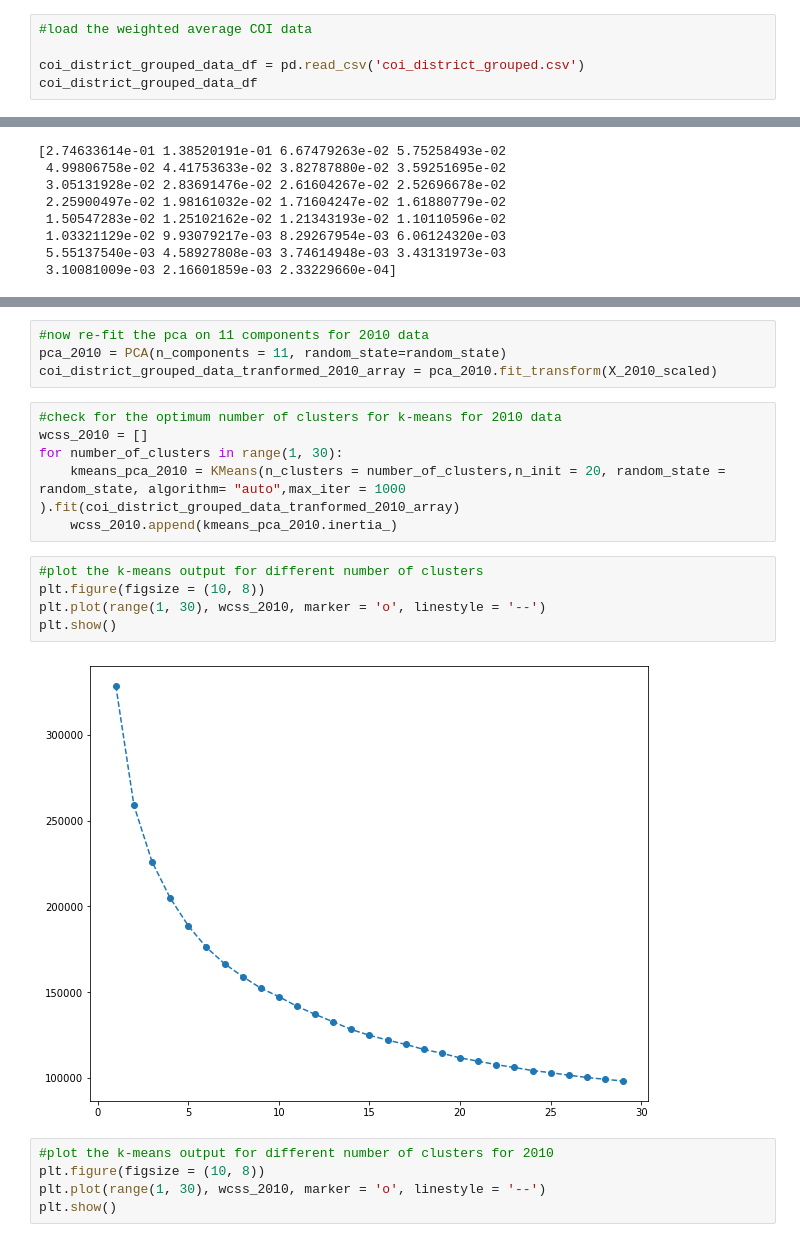
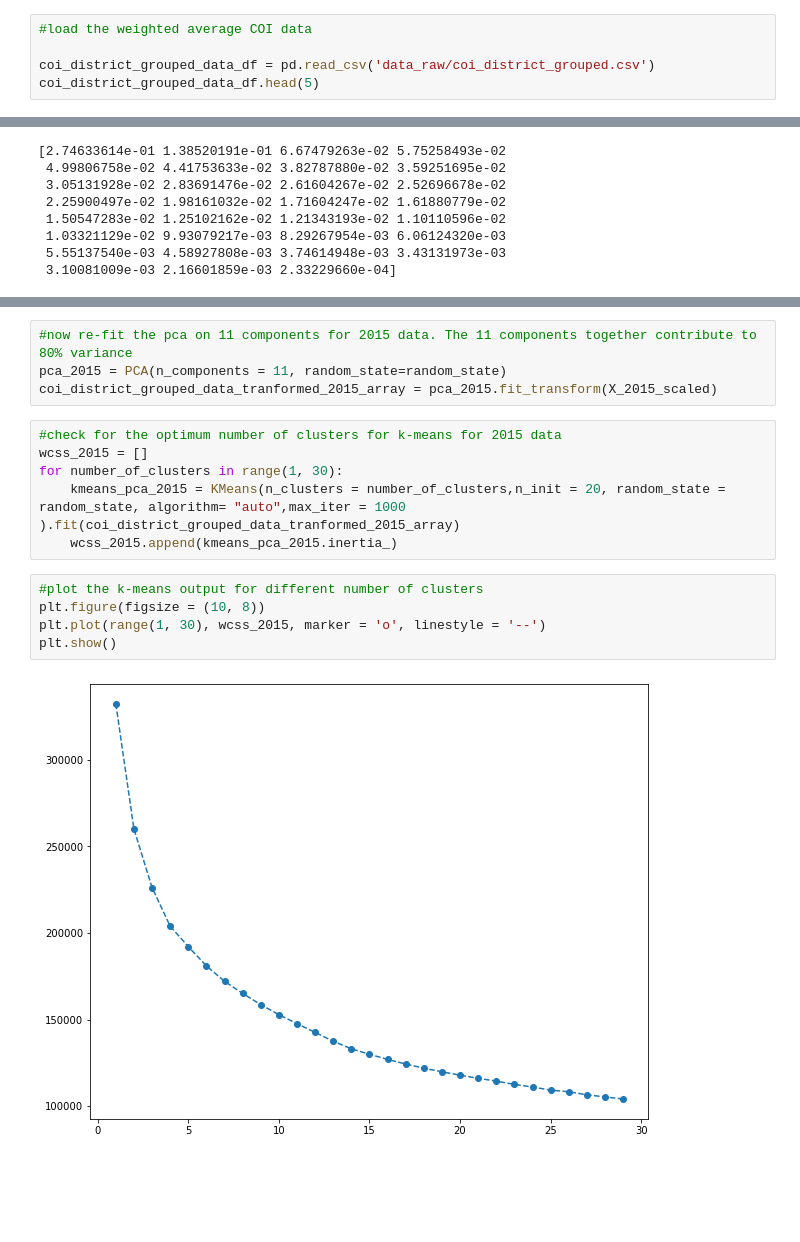
Before and after one commit to mads-capstone-fall-2022/MADS_CAPSTONE_LEARNING_OPPORTUNITY, a Jupyter notebook: COI Kmeans clustering.ipynb, the cells around one changed output, grey strips where cells are left out. Saved outputs shown, nothing was run; the diff lists cells and outputs as text; blank space fills up the shorter version.

```diff
--- a/COI Kmeans clustering.ipynb
+++ b/COI Kmeans clustering.ipynb
@@ -21,8 +21,8 @@ random_state = 42
 # %%
 #load the weighted average COI data
 
-coi_district_grouped_data_df = pd.read_csv('coi_district_grouped.csv')
-coi_district_grouped_data_df
+coi_district_grouped_data_df = pd.read_csv('data_raw/coi_district_grouped.csv')
+coi_district_grouped_data_df.head(5)
 # %% [output]
 |  | Unnamed: 0 | LEAID | NAME_LEA15 | year | pop_total | pop_child | ED_APENR | ED_ATTAIN | ED_COLLEGE | ... |
 | 0 | 0 | 100001 | Fort Rucker School District | 2010 | 16612 | 5237 | 0.002910 | 22.619878 | 29.664835 | ... |
@@ -138,23 +112,18 @@ plt.plot(pca_2010.explained_variance_ratio_.cumsum() )#, marker = 'o', linestyle
 # %%
-#now re-fit the pca on 11 components for 2010 data
-pca_2010 = PCA(n_components = 11, random_state=random_state)
-coi_district_grouped_data_tranformed_2010_array = pca_2010.fit_transform(X_2010_scaled)
+#now re-fit the pca on 11 components for 2015 data. The 11 components together contribute to 80% variance
+pca_2015 = PCA(n_components = 11, random_state=random_state)
+coi_district_grouped_data_tranformed_2015_array = pca_2015.fit_transform(X_2015_scaled)
 # %%
-#check for the optimum number of clusters for k-means for 2010 data
-wcss_2010 = []
+#check for the optimum number of clusters for k-means for 2015 data
+wcss_2015 = []
 for number_of_clusters in range(1, 30):
-    kmeans_pca_2010 = KMeans(n_clusters = number_of_clusters,n_init = 20, random_state = random_state, algorithm= "auto",max_iter = 1000 ).fit(coi_district_grouped_data_tranformed_2010_array)
-    wcss_2010.append(kmeans_pca_2010.inertia_)
+    kmeans_pca_2015 = KMeans(n_clusters = number_of_clusters,n_init = 20, random_state = random_state, algorithm= "auto",max_iter = 1000 ).fit(coi_district_grouped_data_tranformed_2015_array)
+    wcss_2015.append(kmeans_pca_2015.inertia_)
 # %%
 #plot the k-means output for different number of clusters
 plt.figure(figsize = (10, 8))
-plt.plot(range(1, 30), wcss_2010, marker = 'o', linestyle = '--')
+plt.plot(range(1, 30), wcss_2015, marker = 'o', linestyle = '--')
 plt.show()
 # %% [output]
-[figure, old version]
+[figure, new version]
-# %%
-#plot the k-means output for different number of clusters for 2010
-plt.figure(figsize = (10, 8))
-plt.plot(range(1, 30), wcss_2010, marker = 'o', linestyle = '--')
-plt.show()
 # %%
```
Also changed, not shown: parts of 10 cells of this notebook, 1 other file.
